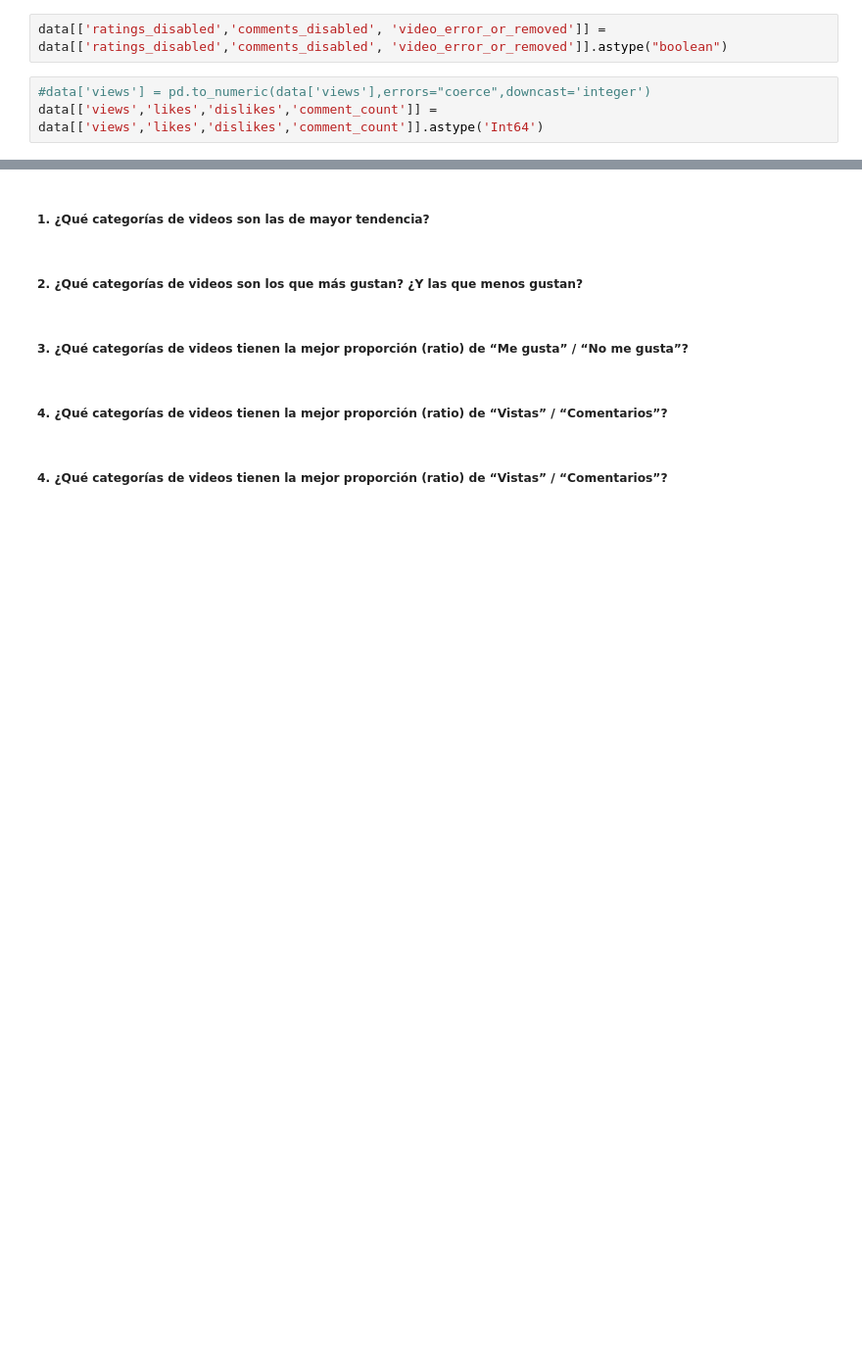
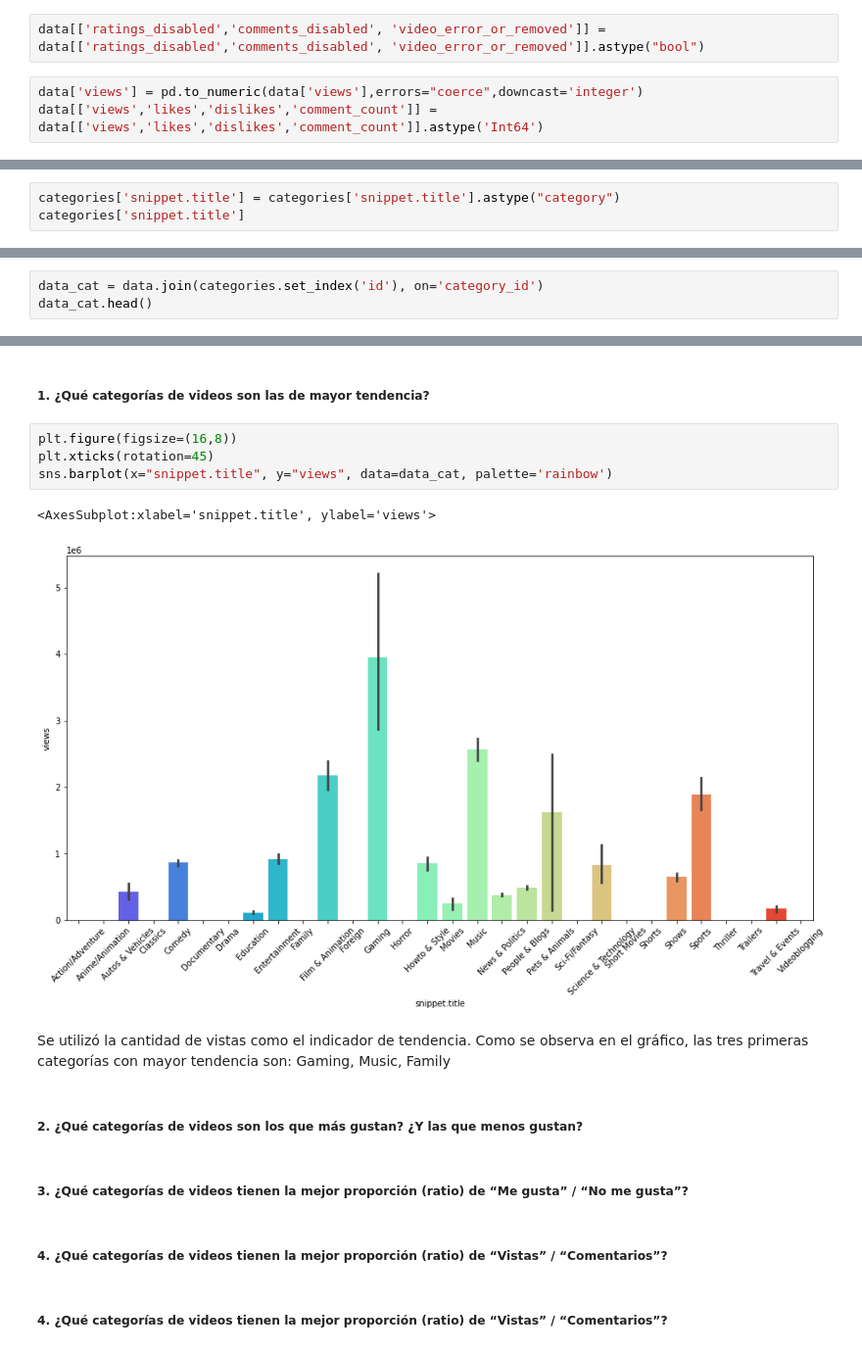
Before and after one commit to Adm-Info/EB-2022-1-CC50, a Jupyter notebook: code/EB-2022-1-CC50.ipynb, the cells around one changed output, grey strips where cells are left out. Shown: that part at 98% size. Saved outputs shown, nothing was run; the diff lists cells and outputs as text; blank space fills up the shorter version.

```diff
--- a/code/EB-2022-1-CC50.ipynb
+++ b/code/EB-2022-1-CC50.ipynb
@@ -110,9 +112,12 @@ data[['ratings_disabled','comments_disabled', 'video_error_or_removed']
   lambda x : True if x == 'VERDADERO' else False if x == 'FALSO'
   else np.NaN )
 # %%
-data[['ratings_disabled','comments_disabled', 'video_error_or_removed']] = data[['ratings_disabled','comments_disabled', 'video_error_or_removed']].astype("boolean")
+data[['ratings_disabled','comments_disabled', 'video_error_or_removed']] = data[['ratings_disabled','comments_disabled', 'video_error_or_removed']].astype("bool")
 # %%
-#data['views'] = pd.to_numeric(data['views'],errors="coerce",downcast='integer')
+data['views'] = pd.to_numeric(data['views'],errors="coerce",downcast='integer')
 data[['views','likes','dislikes','comment_count']] = data[['views','likes','dislikes','comment_count']].astype('Int64')
 # %%
 # separar en 2 columnas float: geometry?
+# %%
+categories['snippet.title'] = categories['snippet.title'].astype("category")
+categories['snippet.title']
@@ -151,0 +213,3 @@ memory usage: 5.4+ MB
+# %%
+data_cat = data.join(categories.set_index('id'), on='category_id')
+data_cat.head()
@@ -152,5 +224,14 @@ memory usage: 5.4+ MB
 # %% [markdown]
 ##### 1. ¿Qué categorías de videos son las de mayor tendencia?
+# %%
+plt.figure(figsize=(16,8))
+plt.xticks(rotation=45)
+sns.barplot(x="snippet.title", y="views", data=data_cat, palette='rainbow')
+# %% [output]
+<AxesSubplot:xlabel='snippet.title', ylabel='views'>
+[figure, added]
+# %% [markdown]
+Se utilizó la cantidad de vistas como el indicador de tendencia. Como se observa en el gráfico, las tres primeras categorías con mayor tendencia son: Gaming, Music, Family
 # %% [markdown]
 ##### 2. ¿Qué categorías de videos son los que más gustan? ¿Y las que menos gustan?
 # %% [markdown]
```
Also changed, not shown: parts of 8 cells of this notebook.
